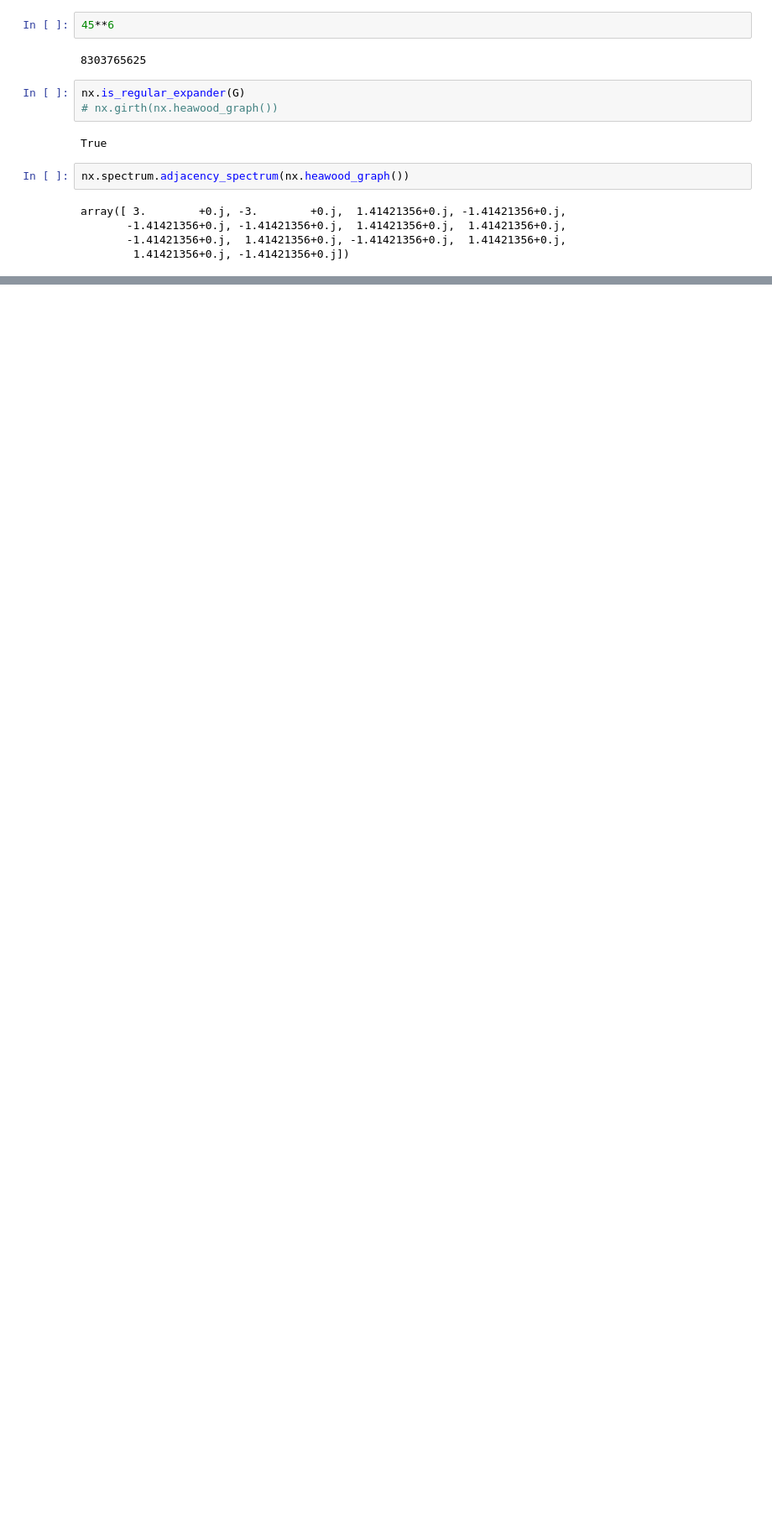
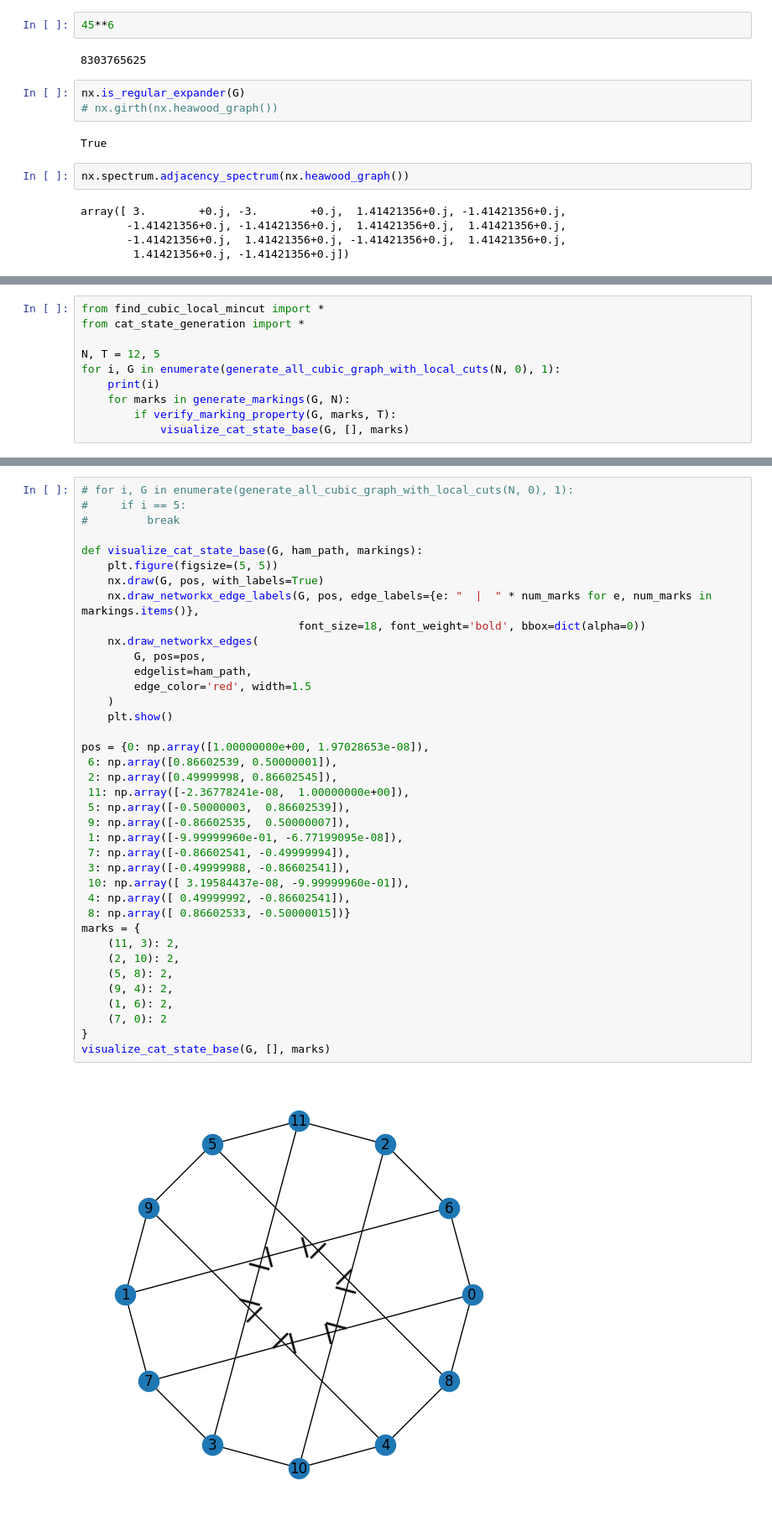
Before and after one commit to boldar99/FT-circuit-synthesis-ZX, a Jupyter notebook: testing_graphs.ipynb, the cells around one changed output, grey strips where cells are left out. Shown at 84% size. Cells and saved outputs as stored; diff of their text form; blank space fills up the shorter version.

```diff
--- a/testing_graphs.ipynb
+++ b/testing_graphs.ipynb
@@ -246,0 +183,10 @@ GraphMarker(G, ham_path=ham_path, max_marks=n).find_solution(T=t)
+# %%
+from find_cubic_local_mincut import *
+from cat_state_generation import *
+
+N, T = 12, 5
+for i, G in enumerate(generate_all_cubic_graph_with_local_cuts(N, 0), 1):
+    print(i)
+    for marks in generate_markings(G, N):
+        if verify_marking_property(G, marks, T):
+            visualize_cat_state_base(G, [], marks)
@@ -246,0 +211,40 @@ GraphMarker(G, ham_path=ham_path, max_marks=n).find_solution(T=t)
+# %%
+# for i, G in enumerate(generate_all_cubic_graph_with_local_cuts(N, 0), 1):
+#     if i == 5:
+#         break
+
+def visualize_cat_state_base(G, ham_path, markings):
+    plt.figure(figsize=(5, 5))
+    nx.draw(G, pos, with_labels=True)
+    nx.draw_networkx_edge_labels(G, pos, edge_labels={e: "  |  " * num_marks for e, num_marks in markings.items()},
+                                 font_size=18, font_weight='bold', bbox=dict(alpha=0))
+    nx.draw_networkx_edges(
+        G, pos=pos,
+        edgelist=ham_path,
+        edge_color='red', width=1.5
+    )
+    plt.show()
+
+pos = {0: np.array([1.00000000e+00, 1.97028653e-08]),
+ 6: np.array([0.86602539, 0.50000001]),
+ 2: np.array([0.49999998, 0.86602545]),
+ 11: np.array([-2.36778241e-08,  1.00000000e+00]),
+ 5: np.array([-0.50000003,  0.86602539]),
+ 9: np.array([-0.86602535,  0.50000007]),
+ 1: np.array([-9.99999960e-01, -6.77199095e-08]),
+ 7: np.array([-0.86602541, -0.49999994]),
+ 3: np.array([-0.49999988, -0.86602541]),
+ 10: np.array([ 3.19584437e-08, -9.99999960e-01]),
+ 4: np.array([ 0.49999992, -0.86602541]),
+ 8: np.array([ 0.86602533, -0.50000015])}
+marks = {
+    (11, 3): 2,
+    (2, 10): 2,
+    (5, 8): 2,
+    (9, 4): 2,
+    (1, 6): 2,
+    (7, 0): 2
+}
+visualize_cat_state_base(G, [], marks)
+# %% [output]
+[figure, added]
```
Also changed, not shown: parts of 6 cells of this notebook, 3 other files.
